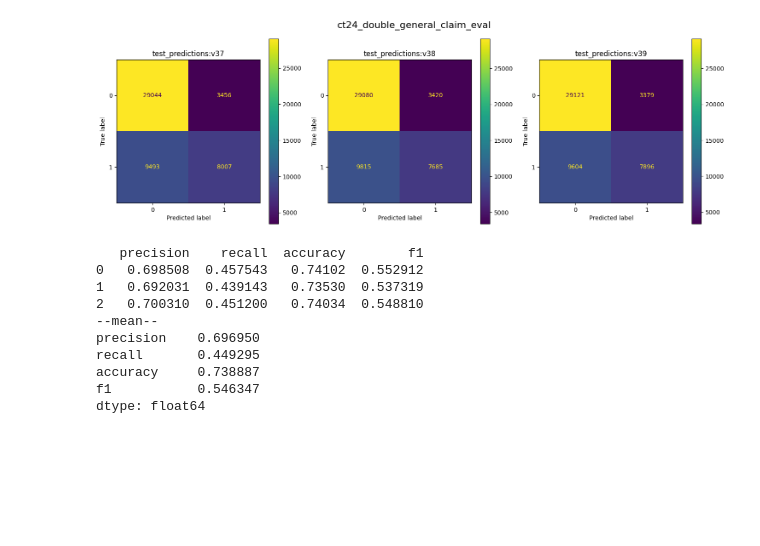
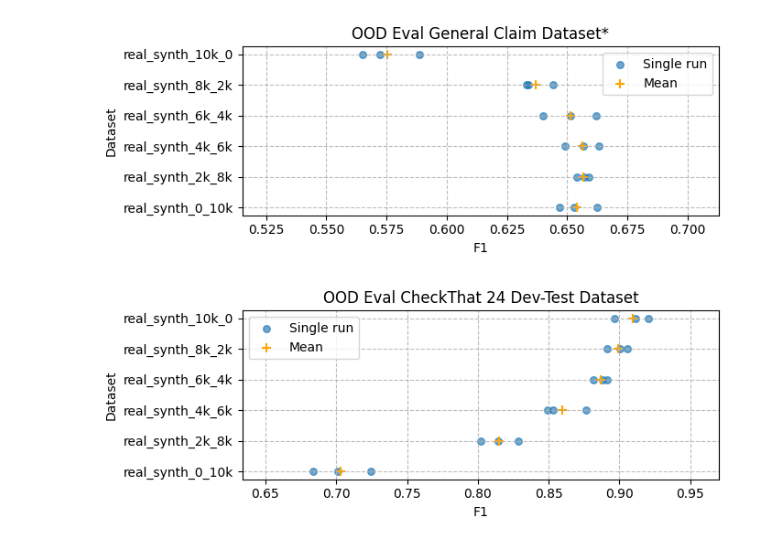
Before and after one commit to BashPrince/thesis, a Jupyter notebook: analysis/analysis.ipynb, the cells around one changed output. Drawn from its saved outputs; the diff is of its cells as text; code cells hidden in the pictures; blank space fills up the shorter version.

Commit message:
Plot general claim eval

```diff
--- a/analysis/analysis.ipynb
+++ b/analysis/analysis.ipynb
@@ -153,7 +205,24 @@ def exclusive_misclassifications(misclassified_left: pd.DataFrame, misclassified
+# %%
+datasets = [
+    "real_synth_10k_0_general_claim_eval",
+    "real_synth_8k_2k_general_claim_eval",
+    "real_synth_6k_4k_general_claim_eval",
+    "real_synth_4k_6k_general_claim_eval",
+    "real_synth_2k_8k_general_claim_eval",
+    "real_synth_0_10k_general_claim_eval",
+    ]
+
+datasets_ct24 = [
+    "real_synth_10k_0",
+    "real_synth_8k_2k",
+    "real_synth_6k_4k",
+    "real_synth_4k_6k",
+    "real_synth_2k_8k",
+    "real_synth_0_10k",
+    ]
 # %%
 invert = False
-predictions_ct24 = download_predictions("ct24_general_claim_eval", invert=invert)
-predictions_ct24_double = download_predictions("ct24_double_general_claim_eval", invert=invert)
+predictions = [download_predictions(d, invert=invert) for d in datasets]
 # %% [output]
 wandb:   2 of 2 files downloaded.
 wandb:   2 of 2 files downloaded.
@@ -164 +245,3 @@ wandb:   2 of 2 files downloaded.
+# %%
+metrics = [calculate_metrics(p) for p in predictions]
 # %%
@@ -178,14 +253,11 @@ dtype: float64
-# %%
-plot_predictions(predictions_ct24_double)
-# %% [output]
-[figure, removed]
-   precision    recall  accuracy        f1
-0   0.698508  0.457543   0.74102  0.552912
-1   0.692031  0.439143   0.73530  0.537319
-2   0.700310  0.451200   0.74034  0.548810
---mean--
-precision    0.696950
-recall       0.449295
-accuracy     0.738887
-f1           0.546347
-dtype: float64
+# %%
+strip_plot_gc_data = {d.replace("_general_claim_eval", ""): m["f1"] for d, m in zip(datasets, metrics)}
+strip_plot_ct_data = {d: get_logged_f1(d) for d in datasets_ct24}
+# %%
+strip_plot_f1("OOD Eval General Claim Dataset*", strip_plot_gc_data)
+# %% [output]
+[figure, added]
+# %%
+strip_plot_f1("OOD Eval CheckThat 24 Dev-Test Dataset", strip_plot_ct_data)
+# %% [output]
+[figure, added]
```
Also changed, not shown: parts of 14 cells of this notebook, 1 other file.
